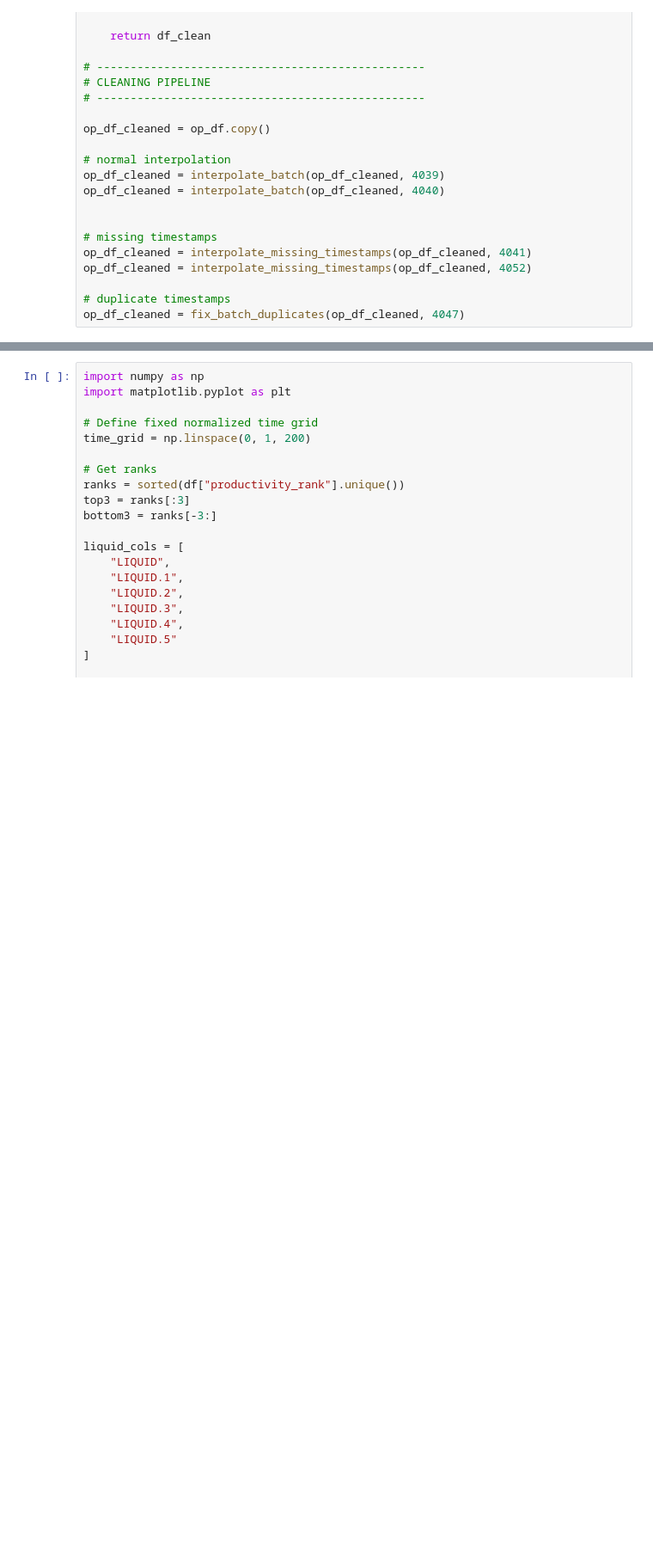
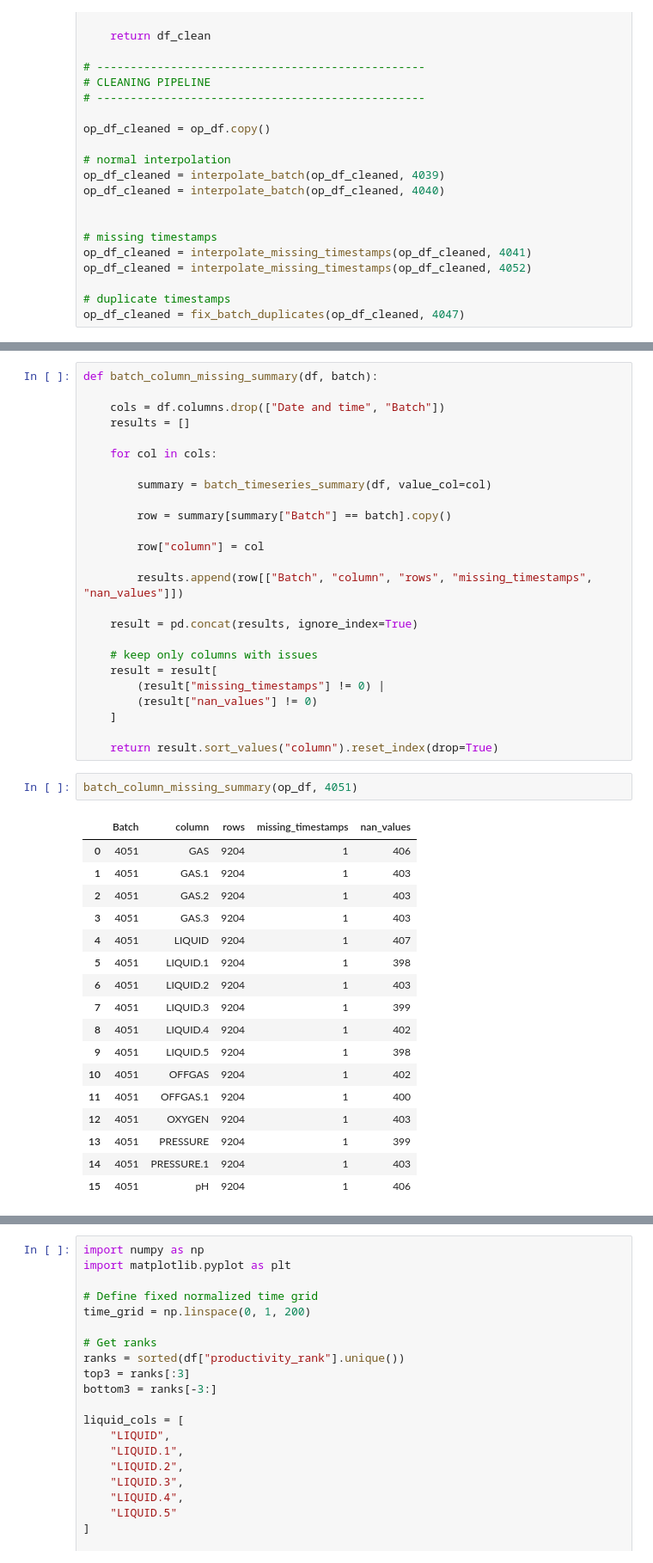
Before and after one commit to RichardFisher1/Applied, a Jupyter notebook: notebooks/RichardNotes.ipynb, the cells around one changed output, grey strips where cells are left out. Shown at 86% size. Drawn from its saved outputs; the diff is of its cells as text; blank space fills up the shorter version.

```diff
--- a/notebooks/RichardNotes.ipynb
+++ b/notebooks/RichardNotes.ipynb
@@ -574,3 +636,48 @@ summary
 | 19 | 4051 | 2021-01-28 22:50:00 | 2021-03-01 21:50:00 | 31 days 23:00:00 | 0 days 00:05:00 | 9204 | 1 | 398 |
 | 20 | 4052 | 2021-03-10 21:05:00 | 2021-04-13 01:50:00 | 33 days 04:45:00 | 0 days 00:05:00 | 9550 | 12 | 0 |
 | 21 | 4053 | 2021-04-27 16:35:00 | 2021-05-25 21:35:00 | 28 days 05:00:00 | 0 days 00:05:00 | 8125 | 0 | 0 |
+# %%
+def batch_column_missing_summary(df, batch):
+
+    cols = df.columns.drop(["Date and time", "Batch"])
+    results = []
+
+    for col in cols:
+
+        summary = batch_timeseries_summary(df, value_col=col)
+
+        row = summary[summary["Batch"] == batch].copy()
+
+        row["column"] = col
+
+        results.append(row[["Batch", "column", "rows", "missing_timestamps", "nan_values"]])
+
+    result = pd.concat(results, ignore_index=True)
+
+    # keep only columns with issues
+    result = result[
+        (result["missing_timestamps"] != 0) |
+        (result["nan_values"] != 0)
+    ]
+
+    return result.sort_values("column").reset_index(drop=True)
+# %%
+batch_column_missing_summary(op_df, 4051)
+# %% [output]
+|  | Batch | column | rows | missing_timestamps | nan_values |
+| 0 | 4051 | GAS | 9204 | 1 | 406 |
+| 1 | 4051 | GAS.1 | 9204 | 1 | 403 |
+| 2 | 4051 | GAS.2 | 9204 | 1 | 403 |
+| 3 | 4051 | GAS.3 | 9204 | 1 | 403 |
+| 4 | 4051 | LIQUID | 9204 | 1 | 407 |
+| 5 | 4051 | LIQUID.1 | 9204 | 1 | 398 |
+| 6 | 4051 | LIQUID.2 | 9204 | 1 | 403 |
+| 7 | 4051 | LIQUID.3 | 9204 | 1 | 399 |
+| 8 | 4051 | LIQUID.4 | 9204 | 1 | 402 |
+| 9 | 4051 | LIQUID.5 | 9204 | 1 | 398 |
+| 10 | 4051 | OFFGAS | 9204 | 1 | 402 |
+| 11 | 4051 | OFFGAS.1 | 9204 | 1 | 400 |
+| 12 | 4051 | OXYGEN | 9204 | 1 | 403 |
+| 13 | 4051 | PRESSURE | 9204 | 1 | 399 |
+| 14 | 4051 | PRESSURE.1 | 9204 | 1 | 403 |
+| 15 | 4051 | pH | 9204 | 1 | 406 |
```
Also changed, not shown: parts of 6 cells of this notebook.
